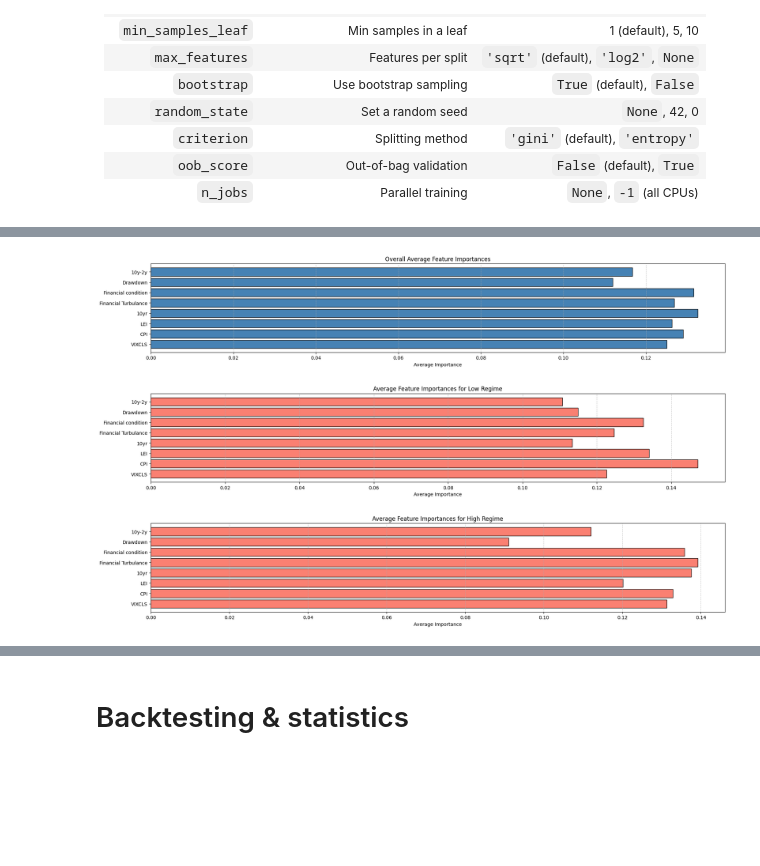
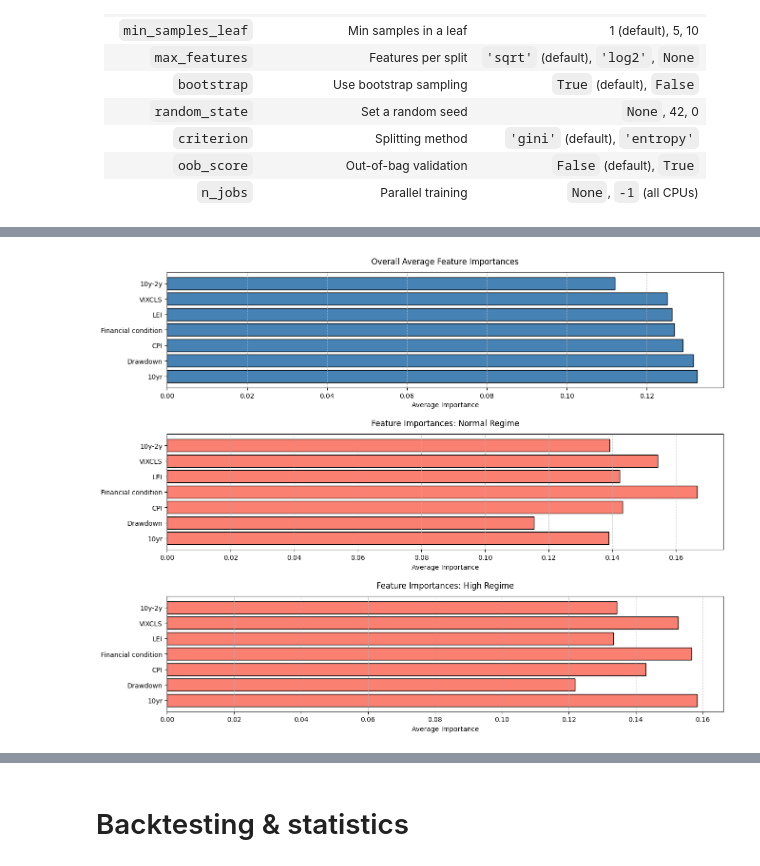
Before and after one commit to Elkkujou/Gradu, a Jupyter notebook: RF REGIIMI HYVÄ TRAINING.ipynb, the cells around one changed output, grey strips where cells are left out. Saved outputs shown, nothing was run; the diff lists cells and outputs as text; code cells hidden in the pictures; blank space fills up the shorter version.

```diff
--- a/RF REGIIMI HYVÄ TRAINING.ipynb
+++ b/RF REGIIMI HYVÄ TRAINING.ipynb
@@ -84,10 +84,14 @@ print("Headers in the 'returns non-log' sheet:")
 print(df.columns)
 
 # Features to used as predictive variables
-FEATURES = ['VIXCLS', 'CPI', 'LEI', '10yr', 'Financial Turbulance', 'Financial condition', 'Drawdown', '10y-2y']
+
+#UNUSED: 'Financial Turbulance'
+# 'H.Regimes' // TÄÄÄ RIKKI, EI OO NUMERO
+
+FEATURES = ['VIXCLS', 'CPI', 'LEI', '10yr', 'Financial condition', 'Drawdown', '10y-2y']
 
 # Model split by column
-REGIMES_COLUMN = 'Vix-regimes3'
+REGIMES_COLUMN = 'Vix-regimes2'
 
 # Used factors
 FACTORS = [
@@ -824,45 +828,87 @@ plt.show()
 # %%
-# 2. Regime-Specific Feature Importances (FIXED)
-# ==============================================
-# Get unique regimes present in results_df (already mapped to their string names)
+# 2. Regime-Specific Feature Importances (Dynamic Version)
+# ========================================================
 existing_regimes = results_df['Regime'].unique()
 
+# Dynamically get number of features from the data
+n_features = len(results_df['Feature_Importances'].iloc[0])  # Actual feature count
+
+# Robust feature name handling
+try:
+    # Validate FEATURES list length matches actual features
+    if len(FEATURES) != n_features:
+        print(f"⚠️ Warning: FEATURES list length ({len(FEATURES)}) doesn't match model features ({n_features})")
+        print("Using auto-generated feature names instead")
+        raise ValueError
+    feature_names = FEATURES
+except (NameError, ValueError):
+    # Generate descriptive feature names
+    feature_names = [f'Feature {i+1}' for i in range(n_features)]
+    print(f"Using auto-generated feature names for {n_features} features")
+
+# Calculate regime-specific averages
 regime_avg_fi = {}
 for regime_name in existing_regimes:
-    # Filter results_df for the current regime
     regime_df = results_df[results_df['Regime'] == regime_name]
-
-    # Stack and average the feature importances for this regime
     regime_fi_array = np.vstack(regime_df['Feature_Importances'].values)
     regime_avg_fi[regime_name] = regime_fi_array.mean(axis=0)
 
-    # Print debug info
-    print(f"Processed regime: {regime_name} ({len(regime_df)} samples)")
+# 3. Dynamic Plotting
+# ===================
+n_regimes = len(existing_regimes)
+total_plots = 1 + n_regimes  # Overall + regimes
 
-# ===============================
-# 3. Plotting the Results (UPDATED)
-# ===============================
-# Create subplots for overall + existing regimes
-total_plots = 1 + len(regime_avg_fi)
-fig, axs = plt.subplots(total_plots, 1, figsize=(19.5, total_plots * 4))
-
-# If there's only one subplot, ensure axs is a list
-if total_plots == 1:
+# Dynamic figure sizing
+row_height = max(0.3 * n_features, 4)  # At least 4 units tall
+fig, axs = plt.subplots(
+    total_plots, 1,
+    figsize=(19.5, total_plots * row_height),
+    gridspec_kw={'hspace': 0.4}
+)
+if total_plots == 1:  # Handle single subplot case
     axs = [axs]
 
-# --- Overall Feature Importances Plot ---
-axs[0].barh(FEATURES, overall_avg_fi, color='steelblue', edgecolor='black')
-axs[0].set_title("Overall Average Feature Importances")
+# Sort features by overall importance safely
+sorted_idx = overall_avg_fi.argsort()[::-1]
+# Ensure indices don't exceed feature count
+sorted_idx = sorted_idx[sorted_idx < len(feature_names)]
+sorted_features = [feature_names[i] for i in sorted_idx]
+
+# --- Overall Importance Plot ---
+axs[0].barh(
+    np.arange(n_features),
+    overall_avg_fi[sorted_idx],
+    color='steelblue',
+    edgecolor='black'
+)
+axs[0].set_yticks(np.arange(n_features))
+axs[0].set_yticklabels(sorted_features)
+axs[0].set_title("Overall Average Feature Importances", pad=12)
 axs[0].set_xlabel("Average Importance")
 axs[0].grid(axis='x', linestyle='--', alpha=0.7)
 
-# --- Regime-Specific Feature Importances Plots ---
+# --- Regime-Specific Plots ---
 for idx, (regime_name, avg_fi) in enumerate(regime_avg_fi.items(), start=1):
-    axs[idx].barh(FEATURES, avg_fi, color='salmon', edgecolor='black')
-    axs[idx].set_title(f"Average Feature Importances for {regime_name} Regime")
+    # Use same sorting as overall plot
+    sorted_regime_fi = avg_fi[sorted_idx]
+
+    axs[idx].barh(
+        np.arange(n_features),
+        sorted_regime_fi,
+        color='salmon',
+        edgecolor='black'
+    )
+    axs[idx].set_yticks(np.arange(n_features))
+    axs[idx].set_yticklabels(sorted_features)
+    axs[idx].set_title(
+        f"Feature Importances: {regime_name} Regime",
+        pad=12
+    )
     axs[idx].set_xlabel("Average Importance")
     axs[idx].grid(axis='x', linestyle='--', alpha=0.7)
 
+# Final layout adjustments
 plt.tight_layout(pad=4.0)
+plt.subplots_adjust(left=0.3)  # Space for feature labels
 plt.show()
 # %% [output]
@@ -871,4 +915,4 @@ Processed regime: High (176 samples)
-[figure, old version]
+[figure, new version]
 # %%
 # Ensure proper date parsing with the correct format
 probability_dates = pd.to_datetime(
```
Also changed, not shown: parts of 15 cells of this notebook.
